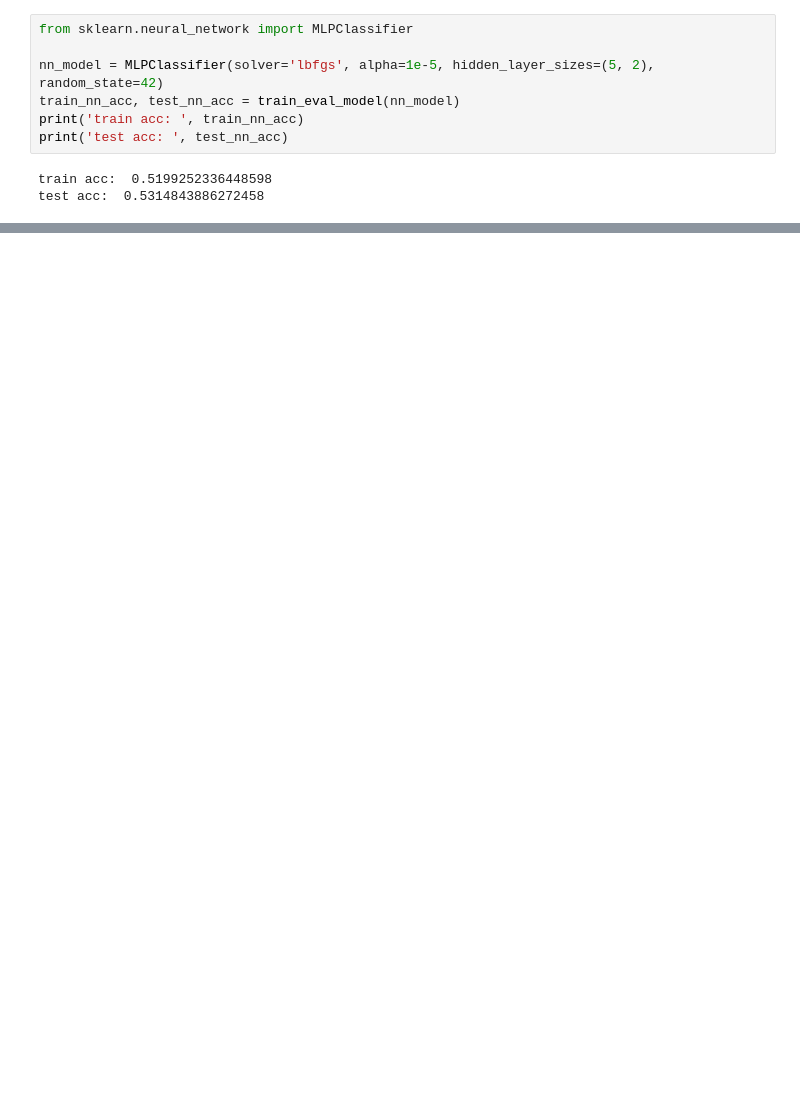
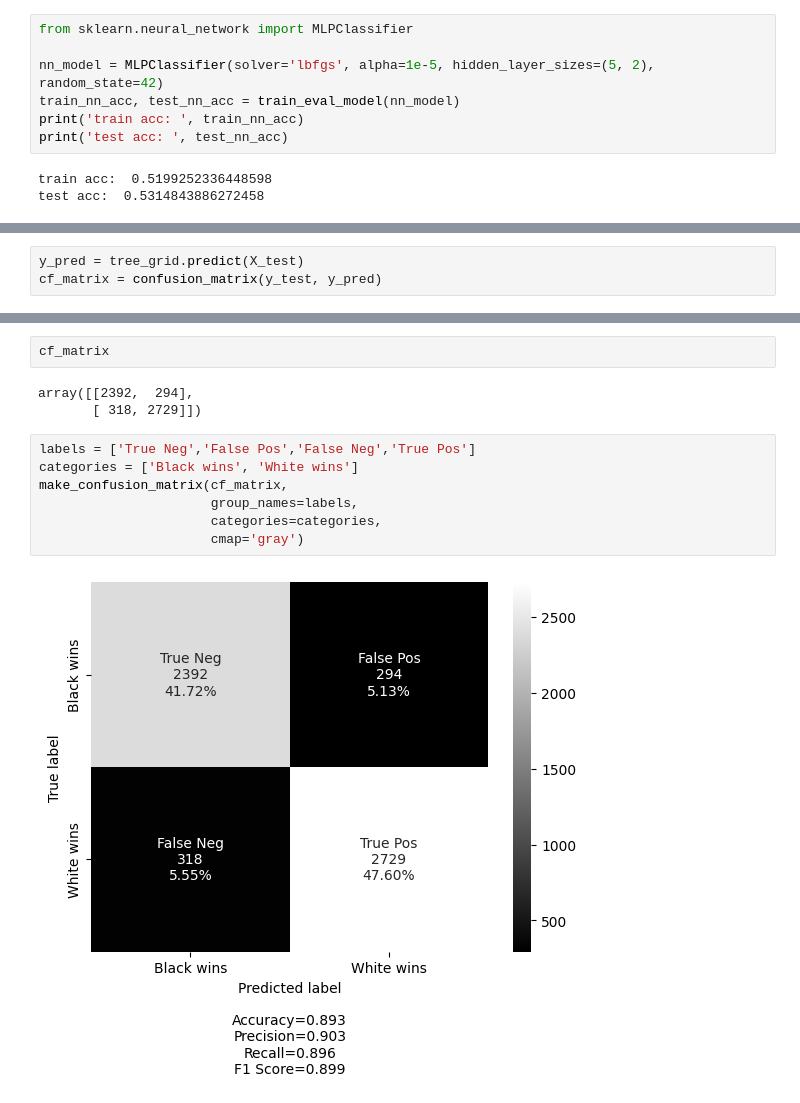
Before and after one commit to ceschini/lichess_win_prediction, a Jupyter notebook: ml_chess_predict.ipynb, the cells around one changed output, grey strips where cells are left out. Saved outputs shown, nothing was run; the diff lists cells and outputs as text; blank space fills up the shorter version.

```diff
--- a/ml_chess_predict.ipynb
+++ b/ml_chess_predict.ipynb
@@ -391,0 +367,3 @@ PIPELINE = Pipeline([('scaler', StandardScaler()), ('estimator', MLPClassifier()
+# %%
+y_pred = tree_grid.predict(X_test)
+cf_matrix = confusion_matrix(y_test, y_pred)
@@ -391,0 +461,14 @@ PIPELINE = Pipeline([('scaler', StandardScaler()), ('estimator', MLPClassifier()
+# %%
+cf_matrix
+# %% [output]
+array([[2392,  294],
+       [ 318, 2729]])
+# %%
+labels = ['True Neg','False Pos','False Neg','True Pos']
+categories = ['Black wins', 'White wins']
+make_confusion_matrix(cf_matrix,
+                      group_names=labels,
+                      categories=categories,
+                      cmap='gray')
+# %% [output]
+[figure, added]
```
Also changed, not shown: parts of 14 cells of this notebook, 1 other file.
